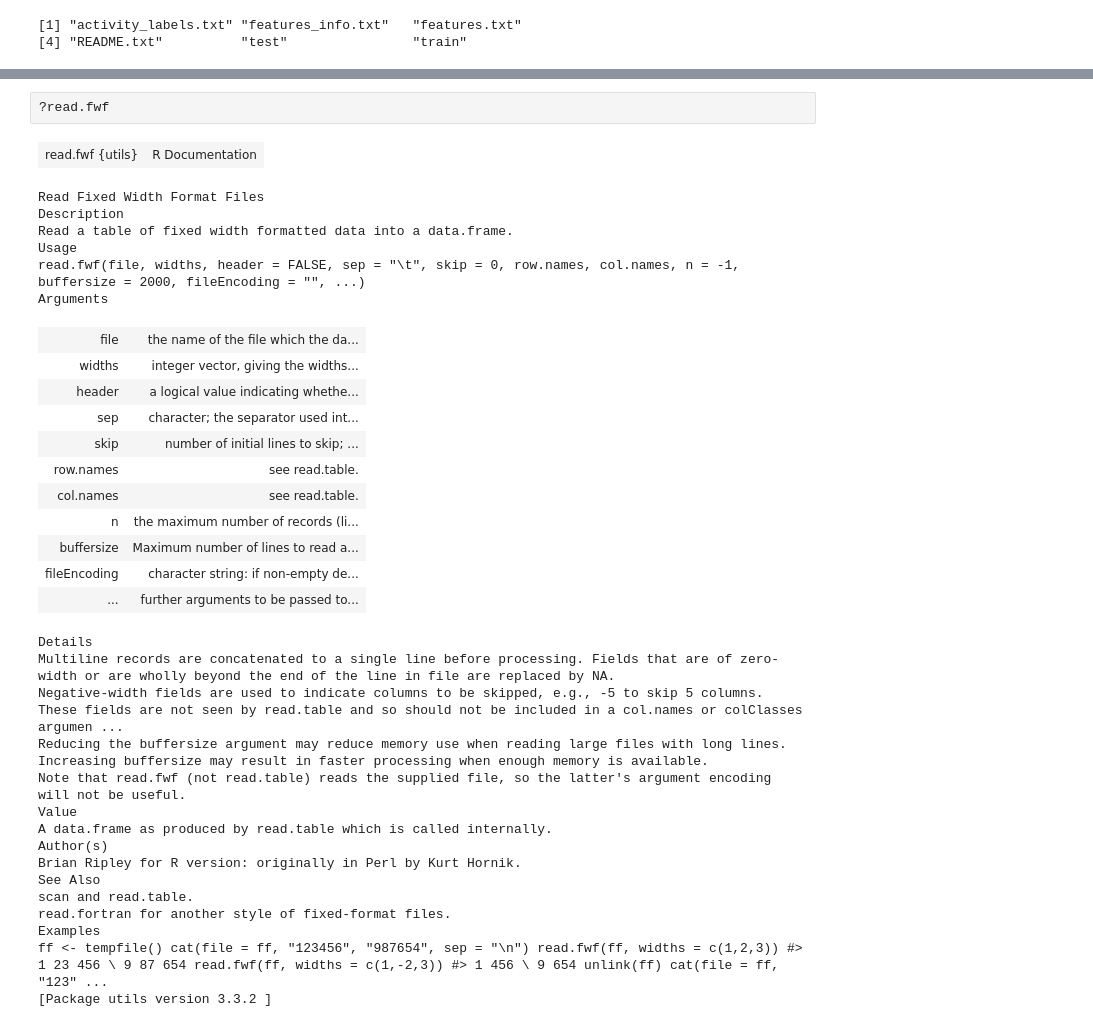
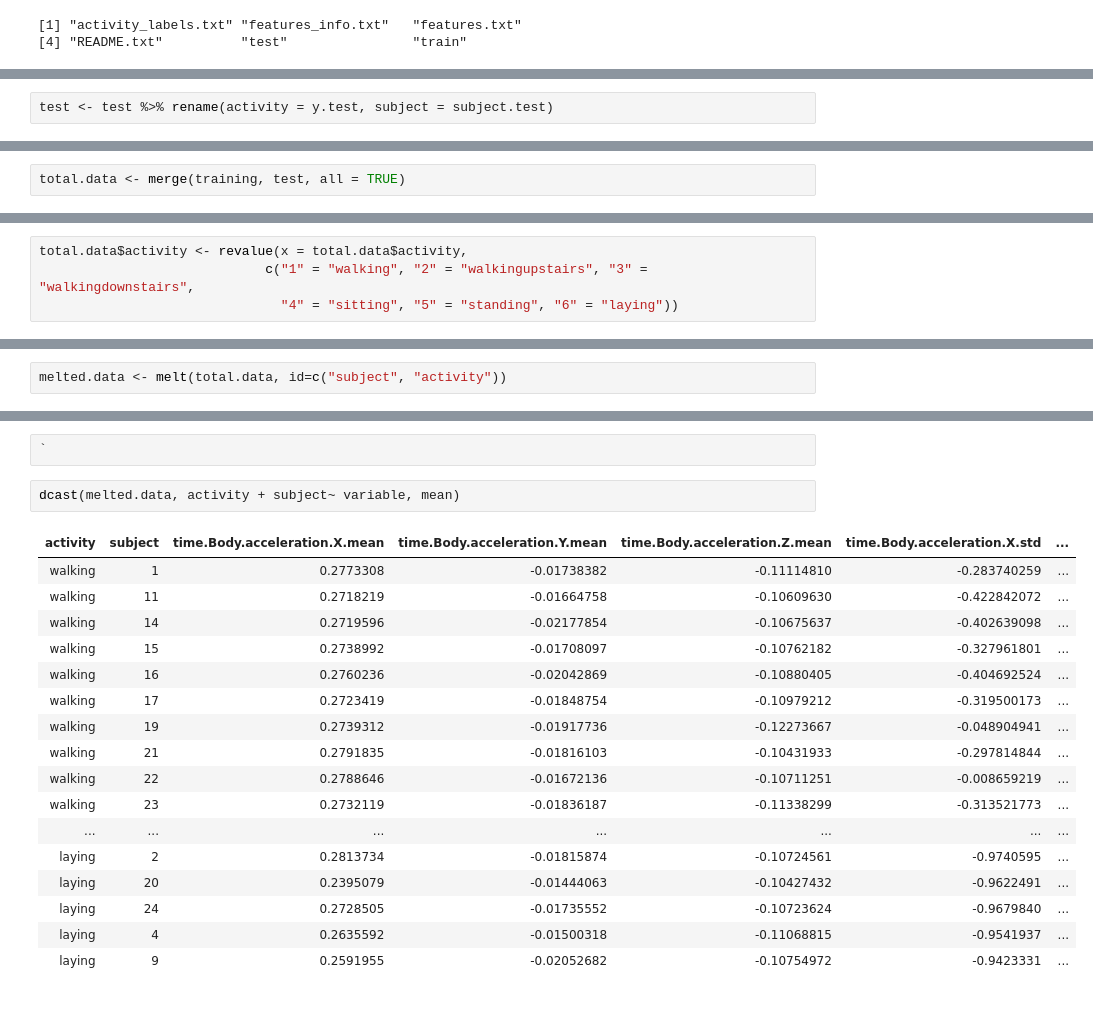
Before and after one commit to goyder/r-jupyter, a Jupyter notebook: data-cleaning/CourseProject.ipynb, the cells around one changed output, grey strips where cells are left out. Saved outputs shown, nothing was run; the diff lists cells and outputs as text.

```diff
--- a/data-cleaning/CourseProject.ipynb
+++ b/data-cleaning/CourseProject.ipynb
@@ -53,0 +121,2 @@ output
+# %%
+test <- test %>% rename(activity = y.test, subject = subject.test)
@@ -53,0 +125,2 @@ output
+# %%
+total.data <- merge(training, test, all = TRUE)
@@ -53,0 +228,4 @@ output
+# %%
+total.data$activity <- revalue(x = total.data$activity,
+                             c("1" = "walking", "2" = "walkingupstairs", "3" = "walkingdownstairs",
+                               "4" = "sitting", "5" = "standing", "6" = "laying"))
@@ -53,0 +246,2 @@ output
+# %%
+melted.data <- melt(total.data, id=c("subject", "activity"))
@@ -54,36 +278,22 @@ output
 # %%
-?read.fwf
+`
-# %% [output]
-| read.fwf {utils} | R Documentation |
-Read Fixed Width Format Files
-Description
-Read a table of fixed width formatted data into a data.frame.
-Usage
-read.fwf(file, widths, header = FALSE, sep = "\t", skip = 0, row.names, col.names, n = -1, buffersize = 2000, fileEncoding = "", ...)
-Arguments
-| file | the name of the file which the da... |
-| widths | integer vector, giving the widths... |
-| header | a logical value indicating whethe... |
-| sep | character; the separator used int... |
-| skip | number of initial lines to skip; ... |
-| row.names | see read.table. |
-| col.names | see read.table. |
-| n | the maximum number of records (li... |
-| buffersize | Maximum number of lines to read a... |
-| fileEncoding | character string: if non-empty de... |
-| ... | further arguments to be passed to... |
-Details
-Multiline records are concatenated to a single line before processing. Fields that are of zero-width or are wholly beyond the end of the line in file are replaced by NA.
-Negative-width fields are used to indicate columns to be skipped, e.g., -5 to skip 5 columns. These fields are not seen by read.table and so should not be included in a col.names or colClasses argumen ...
-Reducing the buffersize argument may reduce memory use when reading large files with long lines. Increasing buffersize may result in faster processing when enough memory is available.
-Note that read.fwf (not read.table) reads the supplied file, so the latter's argument encoding will not be useful.
-Value
-A data.frame as produced by read.table which is called internally.
-Author(s)
-Brian Ripley for R version: originally in Perl by Kurt Hornik.
-See Also
-scan and read.table.
-read.fortran for another style of fixed-format files.
-Examples
-ff <- tempfile() cat(file = ff, "123456", "987654", sep = "\n") read.fwf(ff, widths = c(1,2,3)) #> 1 23 456 \ 9 87 654 read.fwf(ff, widths = c(1,-2,3)) #> 1 456 \ 9 654 unlink(ff) cat(file = ff, "123" ...
-[Package utils version 3.3.2 ]
+# %%
+dcast(melted.data, activity + subject~ variable, mean)
+# %% [output]
+| activity | subject | time.Body.acceleration.X.mean | time.Body.acceleration.Y.mean | time.Body.acceleration.Z.mean | time.Body.acceleration.X.std | ... |
+| walking | 1 | 0.2773308 | -0.01738382 | -0.11114810 | -0.283740259 | ... |
+| walking | 11 | 0.2718219 | -0.01664758 | -0.10609630 | -0.422842072 | ... |
+| walking | 14 | 0.2719596 | -0.02177854 | -0.10675637 | -0.402639098 | ... |
+| walking | 15 | 0.2738992 | -0.01708097 | -0.10762182 | -0.327961801 | ... |
+| walking | 16 | 0.2760236 | -0.02042869 | -0.10880405 | -0.404692524 | ... |
+| walking | 17 | 0.2723419 | -0.01848754 | -0.10979212 | -0.319500173 | ... |
+| walking | 19 | 0.2739312 | -0.01917736 | -0.12273667 | -0.048904941 | ... |
+| walking | 21 | 0.2791835 | -0.01816103 | -0.10431933 | -0.297814844 | ... |
+| walking | 22 | 0.2788646 | -0.01672136 | -0.10711251 | -0.008659219 | ... |
+| walking | 23 | 0.2732119 | -0.01836187 | -0.11338299 | -0.313521773 | ... |
+| ... | ... | ... | ... | ... | ... | ... |
+| laying | 2 | 0.2813734 | -0.01815874 | -0.10724561 | -0.9740595 | ... |
+| laying | 20 | 0.2395079 | -0.01444063 | -0.10427432 | -0.9622491 | ... |
+| laying | 24 | 0.2728505 | -0.01735552 | -0.10723624 | -0.9679840 | ... |
+| laying | 4 | 0.2635592 | -0.01500318 | -0.11068815 | -0.9541937 | ... |
+| laying | 9 | 0.2591955 | -0.02052682 | -0.10754972 | -0.9423331 | ... |
```
Also changed, not shown: parts of 47 cells of this notebook, 15 other files.
